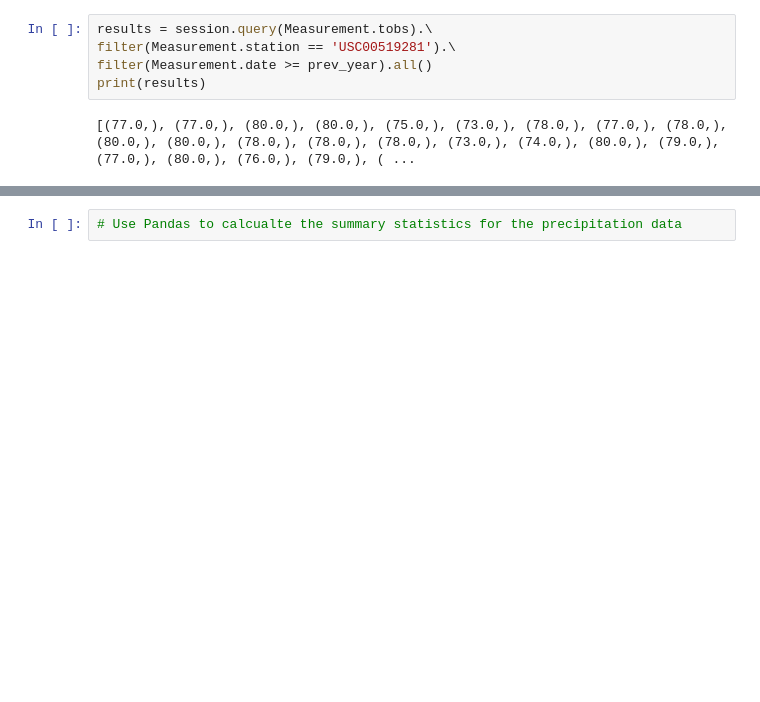
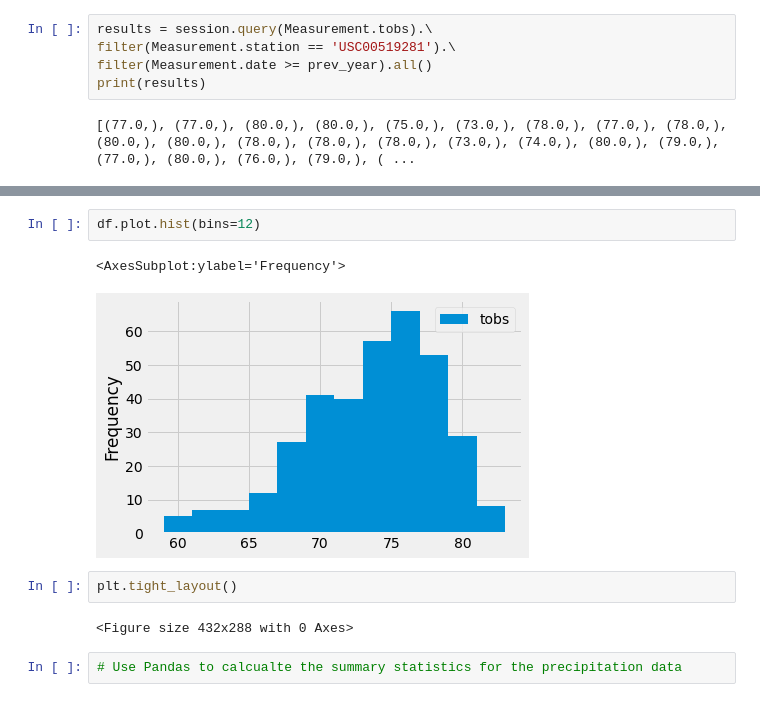
Before and after one commit to Hlee96/surfs_up, a Jupyter notebook: climate_analysis (1).ipynb, the cells around one changed output, grey strips where cells are left out. Drawn from its saved outputs; the diff is of its cells as text; blank space fills up the shorter version.

```diff
--- a/climate_analysis (1).ipynb
+++ b/climate_analysis (1).ipynb
@@ -189,3 +205,12 @@ df = pd.DataFrame(results, columns=['tobs'])
+# %%
+df.plot.hist(bins=12)
+# %% [output]
+<AxesSubplot:ylabel='Frequency'>
+[figure, added]
+# %%
+plt.tight_layout()
+# %% [output]
+<Figure size 432x288 with 0 Axes>
 # %%
 # Use Pandas to calcualte the summary statistics for the precipitation data
 # %%
```
Also changed, not shown: parts of 1 cell of this notebook, 3 other files.
